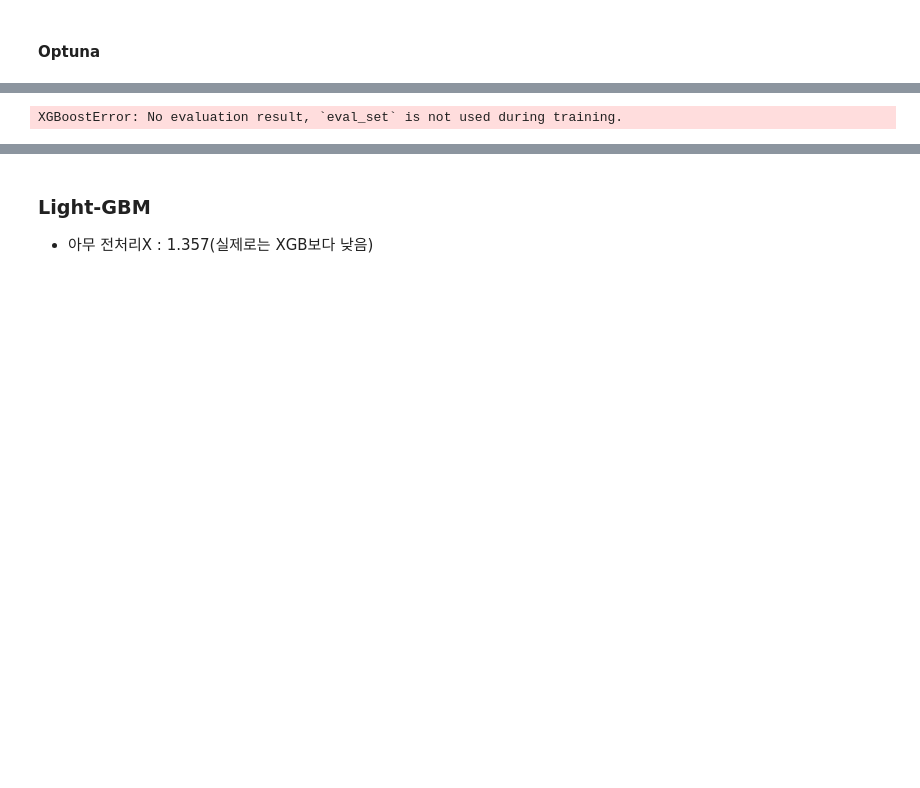
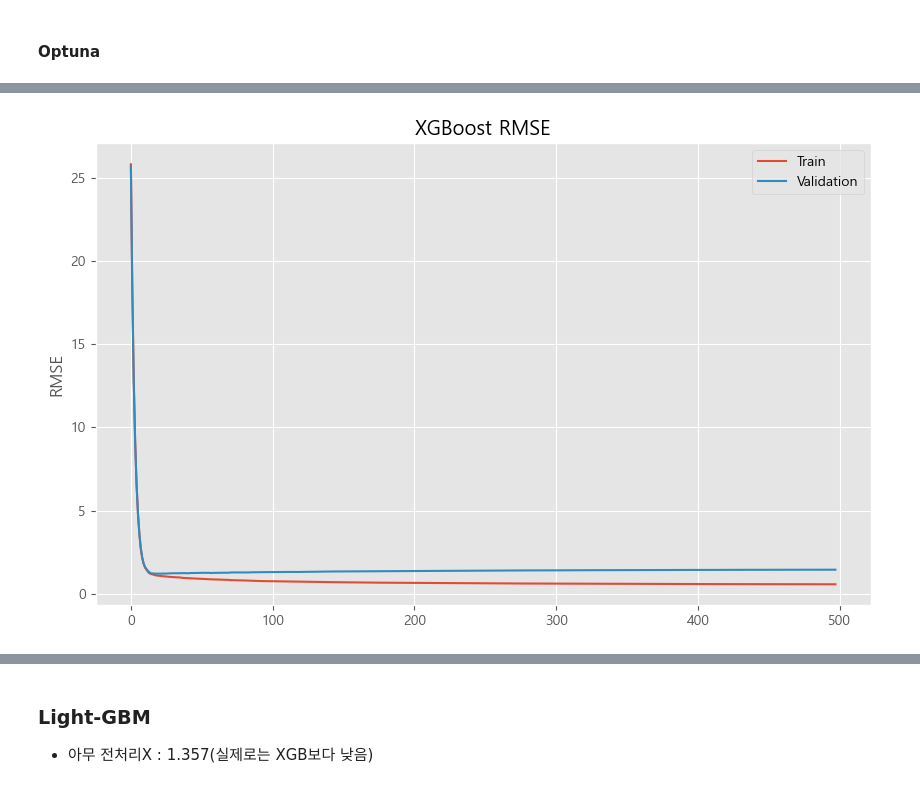
Before and after one commit to han942/vscode, a Jupyter notebook: Dacon/전기차 가격 예측 해커톤/CarEV.ipynb, the cells around one changed output, grey strips where cells are left out. Saved outputs shown, nothing was run; the diff lists cells and outputs as text; code cells hidden in the pictures; blank space fills up the shorter version.

```diff
--- a/Dacon/전기차 가격 예측 해커톤/CarEV.ipynb
+++ b/Dacon/전기차 가격 예측 해커톤/CarEV.ipynb
@@ -581,7 +567,17 @@ RMSE: 1.5201978823274593
-# %%
-xgb_model.evals_result()
-# %% [output]
-XGBoostError: No evaluation result, `eval_set` is not used during training.
+# %%
+results = xgb_model.evals_result()
+epochs = len(results['validation_0']['rmse'])
+x_axis = range(0, epochs)
+
+fig, ax = plt.subplots(figsize=(10, 6))
+ax.plot(x_axis, results['validation_0']['rmse'], label='Train')
+ax.plot(x_axis, results['validation_1']['rmse'], label='Validation')
+ax.legend()
+plt.ylabel('RMSE')
+plt.title('XGBoost RMSE')
+plt.show()
+# %% [output]
+[figure, added]
 # %%
 import xgboost
 xgboost.plot_importance(xgb_model)
```
Also changed, not shown: parts of 12 cells of this notebook.
